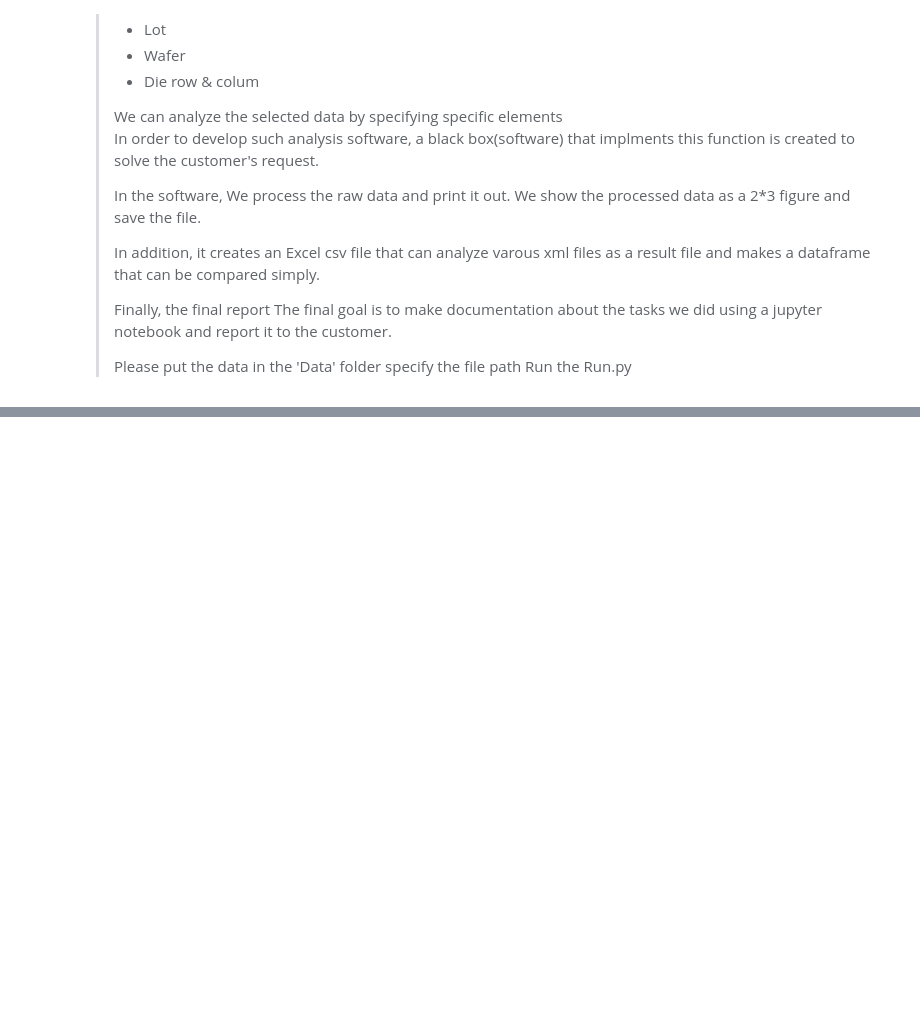
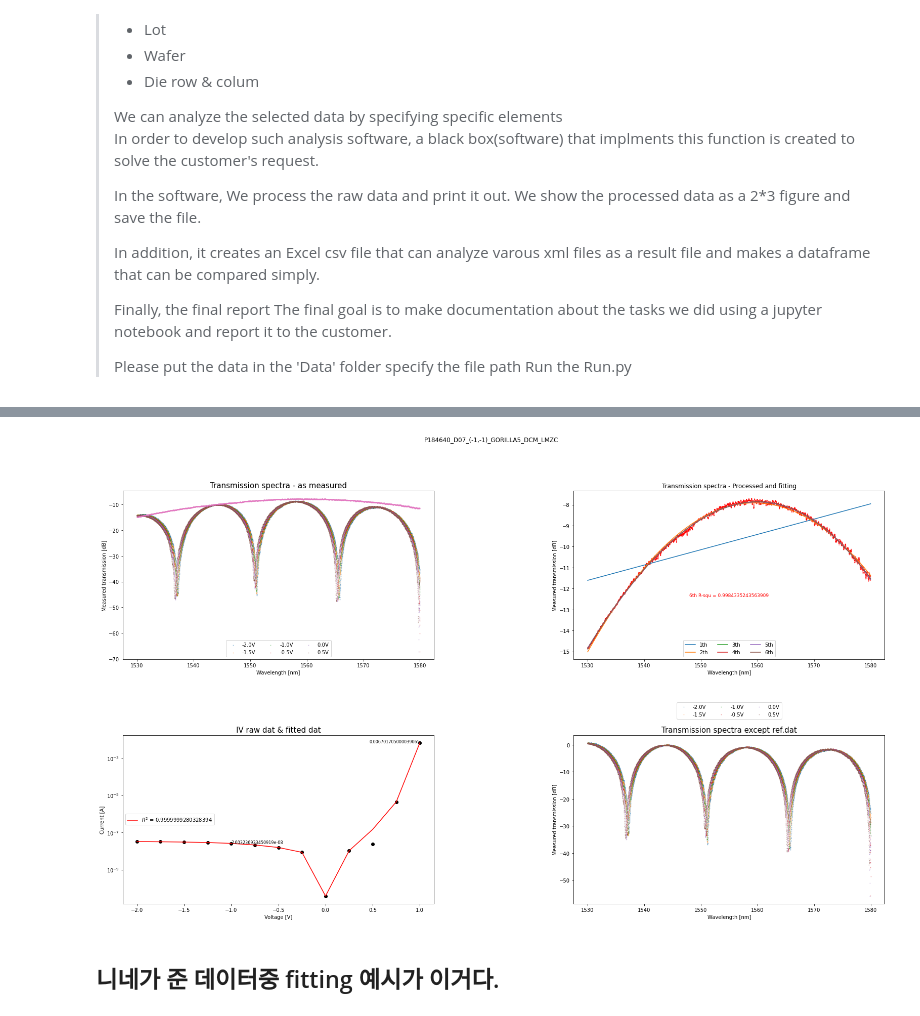
Before and after one commit to Jeon-suin/PE02_A02_SBBFU-1, a Jupyter notebook: Final Document.ipynb, the cells around one changed output, grey strips where cells are left out. Drawn from its saved outputs; the diff is of its cells as text; code cells hidden in the pictures; blank space fills up the shorter version.

```diff
--- a/Final Document.ipynb
+++ b/Final Document.ipynb
@@ -46,0 +76,18 @@
+# %%
+from src import process , IVfitting, Measured_Spectra , Processed_spectra , Ref_fitting ,tocsv
+
+file_path = '.\dat\P184640\D07\**\*LMZ?.xml'
+save_figure = 'F'
+show_figure = 'T'
+save_csv = 'T'
+
+xml=[]
+for filename in glob.glob(file_path, recursive= True):
+    xml.append(filename)
+
+    # fitting 실행
+process.fitting(xml[0],save_figure,show_figure)
+# %% [output]
+[figure, added]
+# %% [markdown]
+## 니네가 준 데이터중 fitting 예시가 이거다.
```
Also changed, not shown: parts of 10 cells of this notebook, 4 other files.
